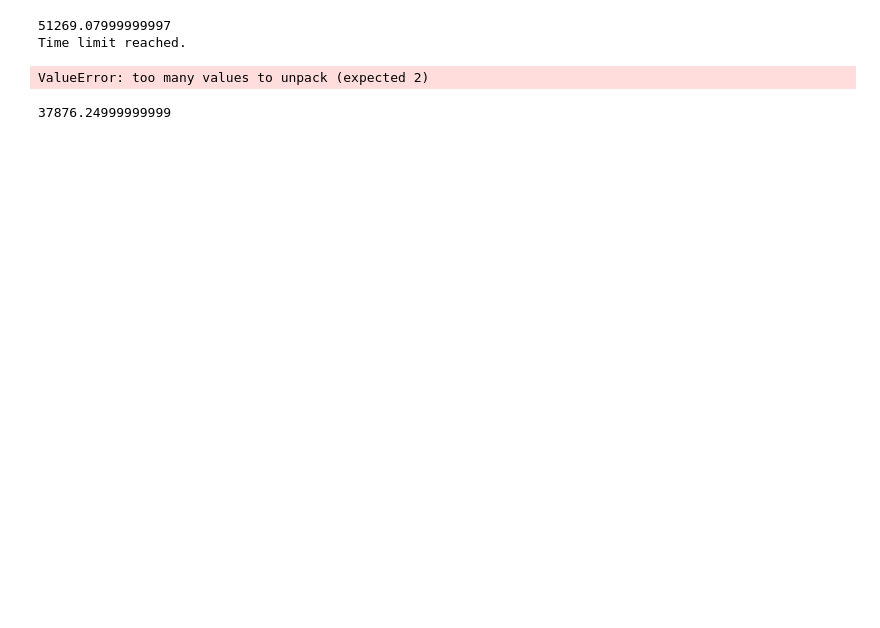
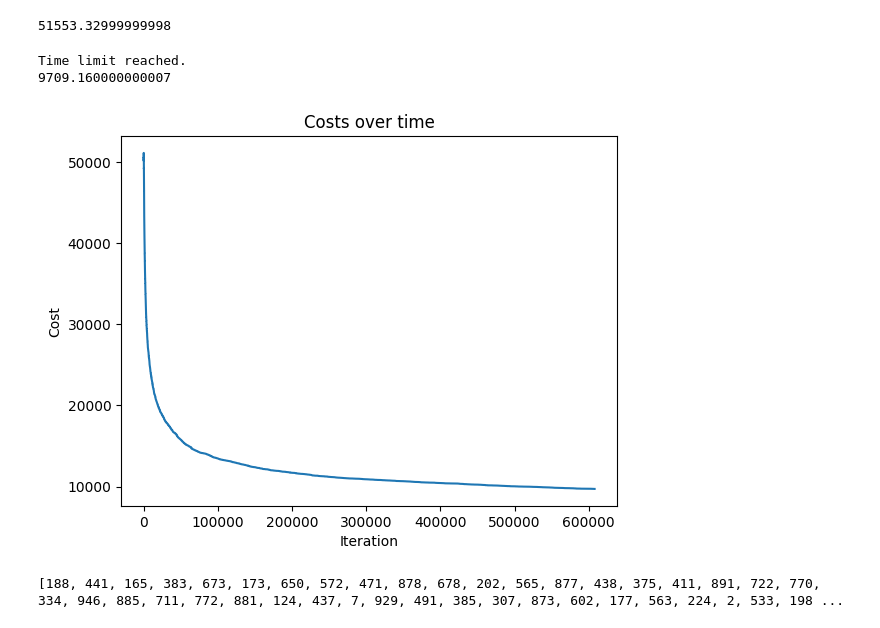
Before and after one commit to cfking24/TSP, a Jupyter notebook: projectNotebook.ipynb, the cells around one changed output. Saved outputs shown, nothing was run; the diff lists cells and outputs as text; code cells hidden in the pictures; blank space fills up the shorter version.

Commit message:
implemented greedy and found it's better

```diff
--- a/projectNotebook.ipynb
+++ b/projectNotebook.ipynb
@@ -1,26 +1,41 @@
 # %%
 from src.tspInstance import tspInstance
 from src.simulatedAnnealing import SimulatedAnnealing
 
 tspNonEu = tspInstance()
 tspNonEu.reader('C:\\Users\\Conor King\\Documents\\School\\EEC 289Q\\TSP\\TSP\\data\\1000_euclidianDistance.txt')
 
 initialSol = tspNonEu.solutionGen()
 initialCost = tspNonEu.solutionCheck(initialSol)
 print(initialCost)
 
-sa = SimulatedAnnealing(tspNonEu,cooling_rate=0.99995,num_iterations=100000)
-best_solution = sa.run(time_limit=10)
+sa = SimulatedAnnealing(tspNonEu,cooling_rate=0.99,num_iterations=1000000)
+best_solution, costs = sa.run(time_limit=600)
 #print(best_solution)
 
 cost = tspNonEu.solutionCheck(best_solution)
 print(cost)
-sa.plot_costs()
+sa.plot_costs(costs)
 # %% [output]
-51269.07999999997
-Time limit reached.
+51553.32999999998
-ValueError: too many values to unpack (expected 2)
+Time limit reached.
+9709.160000000007
+[figure, added]
-# %%
-print(tspNonEu.solutionCheck(sa.best_solution))
-# %% [output]
-37876.24999999999
+# %%
+from src.greedy import GreedyAlgorithm
+from src.tspInstance import tspInstance
+from src.greedyEuclid import GreedyEuclid
+
+tsp = tspInstance()
+tsp.reader('C:\\Users\\Conor King\\Documents\\School\\EEC 289Q\\TSP\\TSP\\data\\1000_euclidianDistance.txt')
+
+bestSol = None
+bestCost = 50000
+
+
+ga = GreedyAlgorithm(tsp)
+
+sol = ga.run(mode = 1)
+cost = tsp.solutionCheck(sol)
+# %% [output]
+[188, 441, 165, 383, 673, 173, 650, 572, 471, 878, 678, 202, 565, 877, 438, 375, 411, 891, 722, 770, 334, 946, 885, 711, 772, 881, 124, 437, 7, 929, 491, 385, 307, 873, 602, 177, 563, 224, 2, 533, 198 ...
```
Also changed, not shown: parts of 1 cell of this notebook, 5 other files.
